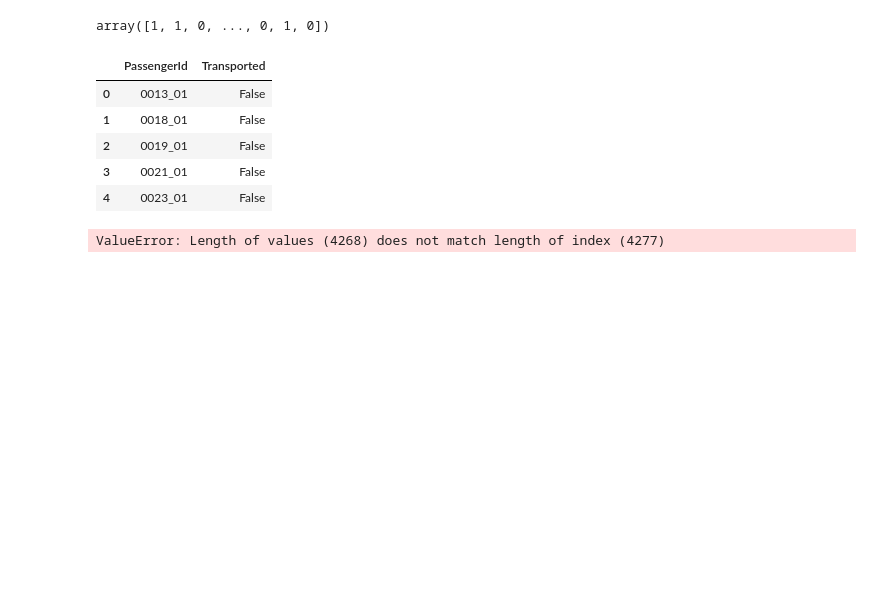
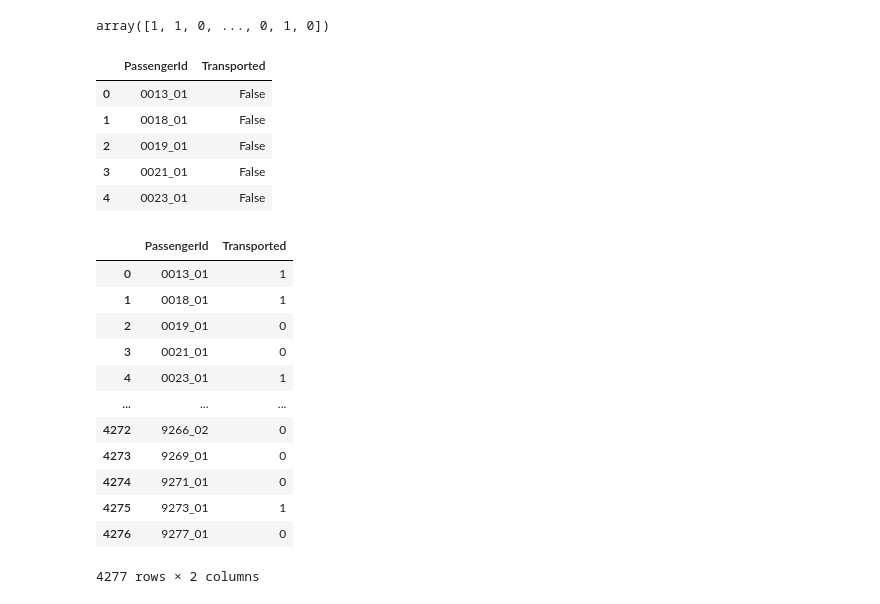
Before and after one commit to DiarafaSoukouna/project-kaggle, a Jupyter notebook: final.ipynb, the cells around one changed output. Saved outputs shown, nothing was run; the diff lists cells and outputs as text; code cells hidden in the pictures; blank space fills up the shorter version.

```diff
--- a/final.ipynb
+++ b/final.ipynb
@@ -756,4 +756,4 @@ spaceship_titanic_test.head()
 # %%
-spaceship_titanic_test = spaceship_titanic_test.drop(['PassengerId', 'Name'], axis=1)
+spaceship_titanic_test = spaceship_titanic_test.drop(['Name'], axis=1)
 spaceship_titanic_test.head()
 # %% [output]
@@ -836,3 +837,0 @@ random_result_test.duplicated().sum()
-# %%
-###On supprime ces doublons
-random_result_test.drop_duplicates(inplace=True)
@@ -843,0 +838,4 @@ random_result_test.duplicated().sum()
+# %%
+test_passenger_id = random_result_test['PassengerId']
+random_result_test = random_result_test.drop(['PassengerId'], axis=1)
+test_passenger_id
@@ -867,8 +878,20 @@ sample_submission.head()
 | 4 | 0023_01 | False |
 # %%
 ###On enregistre le fichier de submission
-tiemoko_diarafa_final_submission = pd.DataFrame({'PassengerId': sample_submission['PassengerId'], 'Transported': test_predictions})
+tiemoko_diarafa_final_submission = pd.DataFrame({'PassengerId': test_passenger_id, 'Transported': test_predictions})
 tiemoko_diarafa_final_submission.to_csv('tiemoko_diarafa_final_submission.csv', index=False)
 tiemoko_diarafa_final_submission
 # %% [output]
+|  | PassengerId | Transported |
+| 0 | 0013_01 | 1 |
+| 1 | 0018_01 | 1 |
+| 2 | 0019_01 | 0 |
+| 3 | 0021_01 | 0 |
+| 4 | 0023_01 | 1 |
+| ... | ... | ... |
+| 4272 | 9266_02 | 0 |
+| 4273 | 9269_01 | 0 |
+| 4274 | 9271_01 | 0 |
+| 4275 | 9273_01 | 1 |
+| 4276 | 9277_01 | 0 |
-ValueError: Length of values (4268) does not match length of index (4277)
+4277 rows × 2 columns
```
Also changed, not shown: parts of 9 cells of this notebook, 1 other file.
